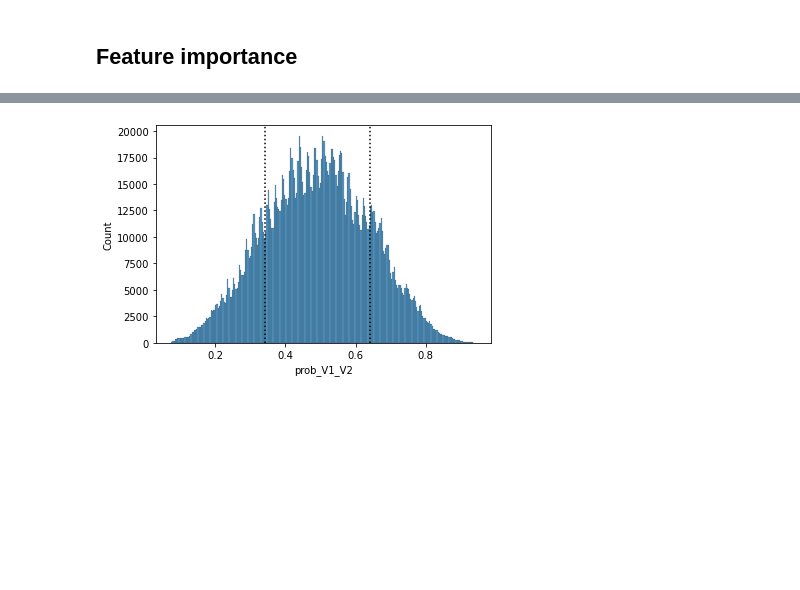
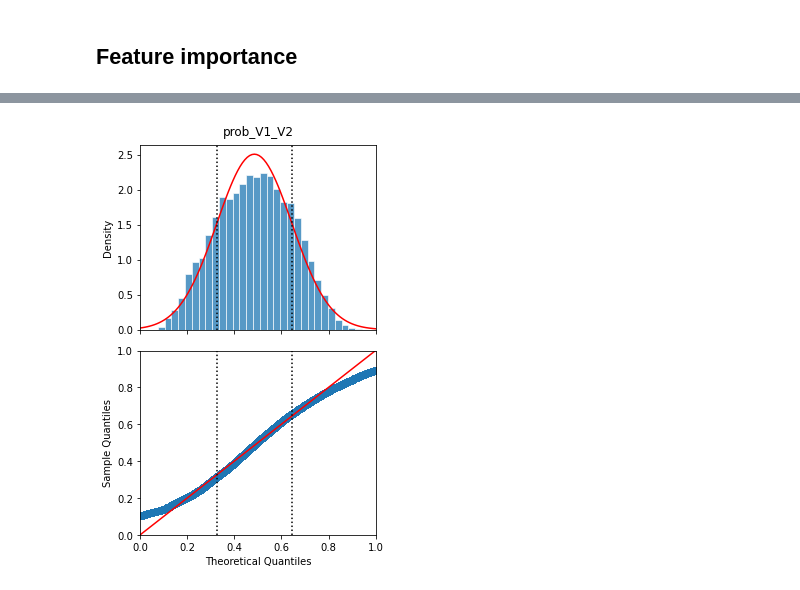
Before and after one commit to jeffc00/case_neoway, a Jupyter notebook: notebooks/case_neoway.ipynb, the cells around one changed output, grey strips where cells are left out. Saved outputs shown, nothing was run; the diff lists cells and outputs as text; code cells hidden in the pictures; blank space fills up the shorter version.

```diff
--- a/notebooks/case_neoway.ipynb
+++ b/notebooks/case_neoway.ipynb
@@ -1152,15 +1429,3 @@ rev_conn_df = conn_df[rev_cols].copy(deep=True).rename(columns={'V1': 'V2', 'V2'
 rev_conn_df['prob_V1_V2'] = np.nan
 # %%
-df_other_half = pd.merge(ind_df_2.rename(columns=lambda x: x + '_V2'),
-                         rev_conn_df,
-                         how='right',
-                         left_on='name_V2',
-                         right_on='V2')
-df_other_half = pd.merge(ind_df_2.rename(columns=lambda x: x + '_V1'),
-                         df_other_half,
-                         how='right',
-                         left_on='name_V1',
-                         right_on='V1')
-df_other_half = df_other_half.drop(['V1', 'V2'], axis=1)
-
-df_other_half
+df_other_half = create_df(ind_df_3, conn_df_3)
@@ -1181,8 +1432,7 @@ df_other_half
 # %%
-X_other_half_ = df_other_half.drop(cols_to_drop, axis=1)
-X_other_half = pd.get_dummies(X_other_half_, drop_first=True)
+X_other_half = df_other_half.drop(cols_to_drop, axis=1)
+X_other_half = pd.get_dummies(X_other_half, drop_first=True)
 # %%
-# lr_model = joblib.load('../data/processed/lr_2_model.pkl')
-lr_model = lr_2_model
+lr_model = lr_3_model
 # %%
 df_other_half['prob_V1_V2'] = sigmoid(lr_model.predict(X_other_half))
@@ -1270,8 +1515,25 @@ coefs_imp
 prob_mean = df['prob_V1_V2'].mean()
 prob_std = df['prob_V1_V2'].std()
 # %%
-sns.histplot(x='prob_V1_V2', data=df)
-plt.axvline(prob_mean - prob_std, color='black', linestyle=':')
-plt.axvline(prob_mean + prob_std, color='black', linestyle=':');
+fig, ax = plt.subplots(2, 1, figsize=(4, 6), sharex=True)
+fig.tight_layout()
+
+ax[0].set_title('prob_V1_V2', pad=10)
+x = np.linspace(0, 1, 100)
+ax[0].plot(x, stats.norm.pdf(x, loc=prob_mean, scale=prob_std), color='red')
+ax[0].axvline(prob_mean - prob_std, color='black', linestyle=':')
+ax[0].axvline(prob_mean + prob_std, color='black', linestyle=':')
+
+x = np.linspace(df['prob_V1_V2'].min(), df['prob_V1_V2'].max(), 100)
+sns.histplot(x='prob_V1_V2', stat='density', data=df, bins=30, edgecolor='white', ax=ax[0])
+
+sm.qqplot(df['prob_V1_V2'], loc=prob_mean, scale=prob_std, line='45', ax=ax[1])
+ax[1].axvline(prob_mean - prob_std, color='black', linestyle=':')
+ax[1].axvline(prob_mean + prob_std, color='black', linestyle=':')
+
+plt.xlim(0, 1)
+plt.ylim(0, 1)
+
+plt.savefig('../data/images/prob_normal.png', bbox_inches='tight');
 # %% [output]
-[figure, old version]
+[figure, new version]
```
Also changed, not shown: parts of 149 cells of this notebook, 5 other files.
